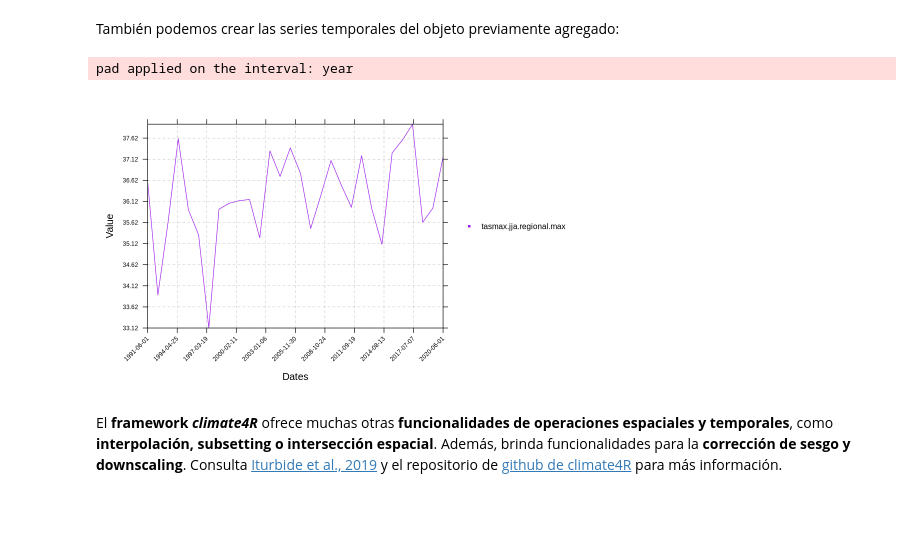
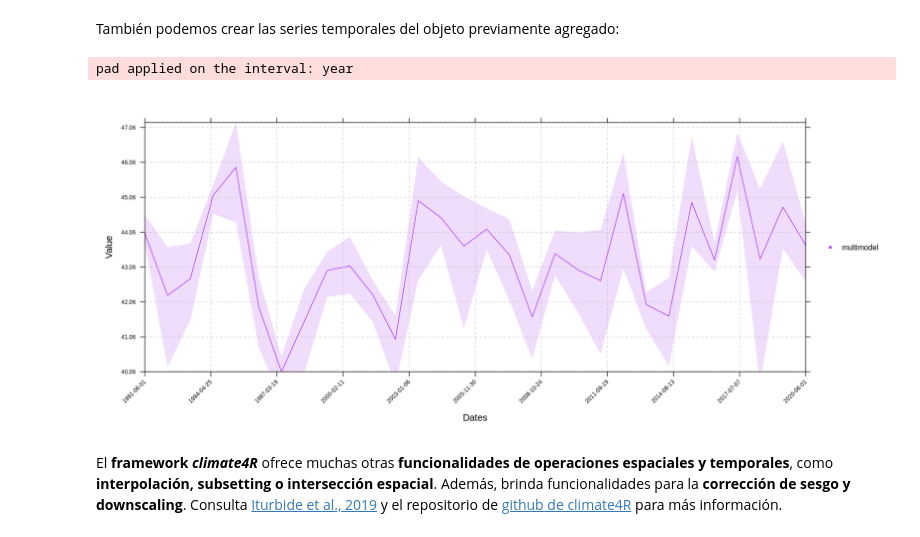
Before and after one commit to SantanderMetGroup/PTI-Clima-Datalab, a Jupyter notebook: Notebooks/R/intercomp_rejillas_obs_R.ipynb, the cells around one changed output. Drawn from its saved outputs; the diff is of its cells as text; code cells hidden in the pictures; blank space fills up the shorter version.

```diff
--- a/Notebooks/R/intercomp_rejillas_obs_R.ipynb
+++ b/Notebooks/R/intercomp_rejillas_obs_R.ipynb
@@ -299,0 +434,4 @@ data.array <- tasmax.jja$Data %>% str
+# %%
+tasmax.jja.grid.max.masked <- gridArithmetics(tasmax.jja.grid.max, rep(list(mask),
+                                                                        getShape(tasmax.jja.grid.max, "member")) %>% bindGrid(dimension = "member"),
+                                               operator = "+")
@@ -306,6 +488,0 @@ Antes de continuar, podemos examinar los datos, por ejemplo, representando mapas
-# %%
-tasmax.jja.c <- climatology(tasmax.jja)
-spatialPlot(tasmax.jja.c,
-            backdrop.theme = "coastline",
-            col.theme = "OrRdBn",
-            main = "Summer mean maximum surface temperature (ºC) for 1991-2020")
@@ -326,5 +488,0 @@ pad applied on the interval: day
-# %%
-tasmax.jja.y <- aggregateGrid(tasmax.jja, aggr.y = list(FUN = "mean", na.rm = T))
-temporalPlot(tasmax.jja.y,
-             cols = "red",
-             xyplot.custom = list(main = "Summer maximum surface temperature (ºC) for Peninsular Spain"))
@@ -341,6 +490,6 @@ pad applied on the interval: year
 La función que genera la figura de series temporales que hemos utilizado anteriormente realiza automáticamente la agregación espacial de los datos, utilizando la media como función de agregación por defecto y **ponderando los valores según la latitud**. Sin embargo, podemos controlar esta operación utilizando el parámetro `aggr.spatial`, tanto en la función `temporalPlot`, como en la función `aggregateGrid` si queremos generar el objeto agregado. En el siguiente ejemplo, calculamos la máxima espacial:
 # %%
-tasmax.jja.regional.max <- aggregateGrid(tasmax.jja.y, aggr.spatial = list(FUN = "max", na.rm = TRUE))
+tasmax.jja.regional.max <- aggregateGrid(tasmax.jja.grid.max.masked, aggr.spatial = list(FUN = "max", na.rm = TRUE))
 # %% [output]
 Spatial weighting skipped: It only applies to 'mean' aggregation function
 
@@ -350,10 +499,10 @@ Spatial weighting skipped: It only applies to 'mean' aggregation function
 # %% [markdown]
 También podemos crear las series temporales del objeto previamente agregado:
 # %%
-temporalPlot(tasmax.jja.regional.max, cols = "purple")
+temporalPlot("multimodel" = tasmax.jja.regional.max, cols = "purple")
 # %% [output]
 pad applied on the interval: year
-[figure, old version]
+[figure, new version]
 # %% [markdown]
 El **framework *climate4R*** ofrece muchas otras **funcionalidades de operaciones espaciales y temporales**, como **interpolación, subsetting o intersección espacial**. Además, brinda funcionalidades para la **corrección de sesgo y downscaling**. Consulta [Iturbide et al., 2019](https://www.sciencedirect.com/science/article/pii/S1364815218303049?via%3Dihub) y el repositorio de [github de climate4R](https://github.com/SantanderMetGroup/climate4R) para más información.
 # %% [markdown]
```
Also changed, not shown: parts of 65 cells of this notebook, 4 other files.
